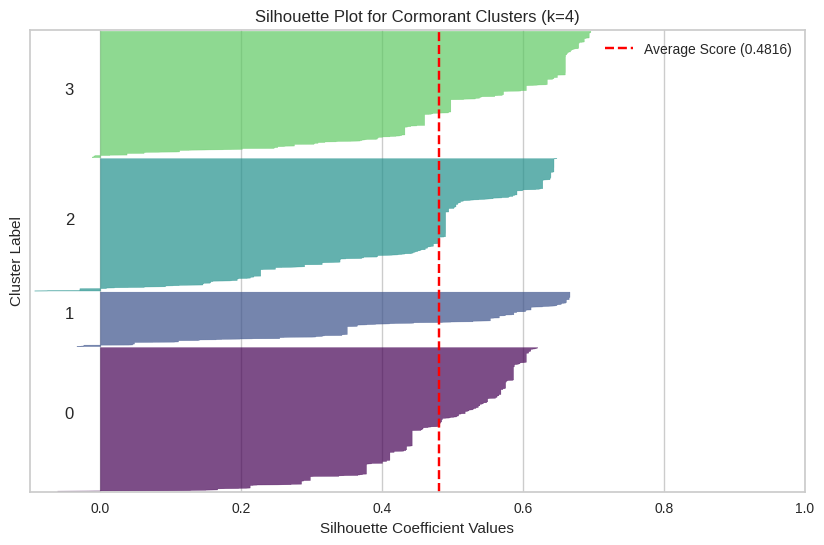
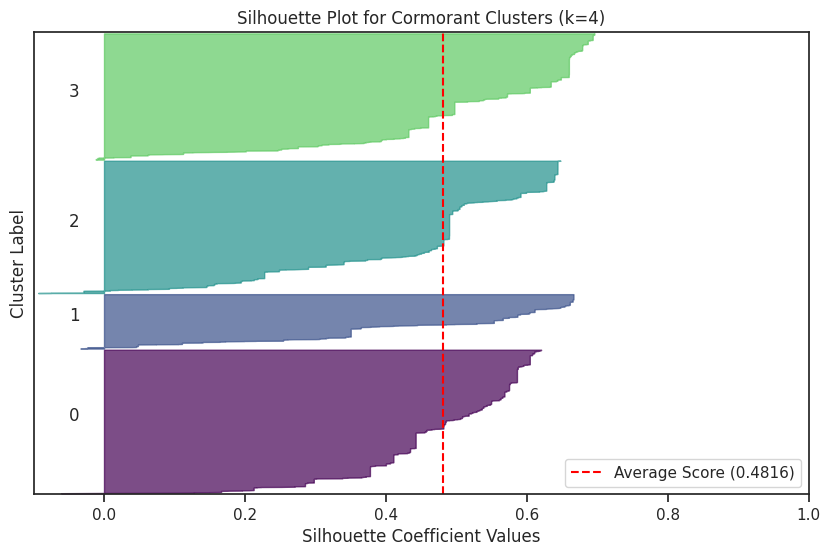
Unified diff of the notebook cell whose output changed from the first chart to the second:
--- before
+++ after
@@ -22,5 +22,5 @@
     y_upper = y_lower + size_cluster_i
 
-    color = cm.viridis(float(i) / 4)
+    color = plt.cm.viridis(float(i) / 4)
     ax.fill_betweenx(
         np.arange(y_lower, y_upper),

Commit: Updated visualizations for the KMeans Clustering